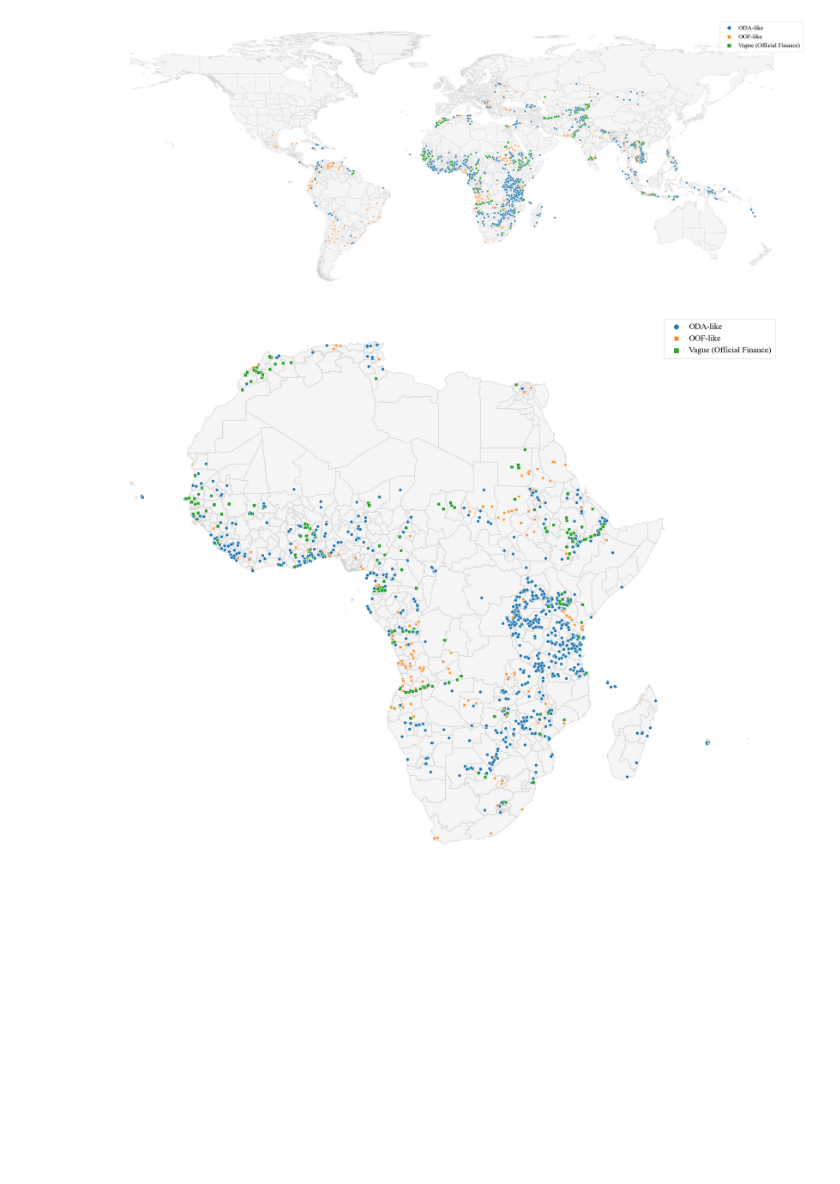
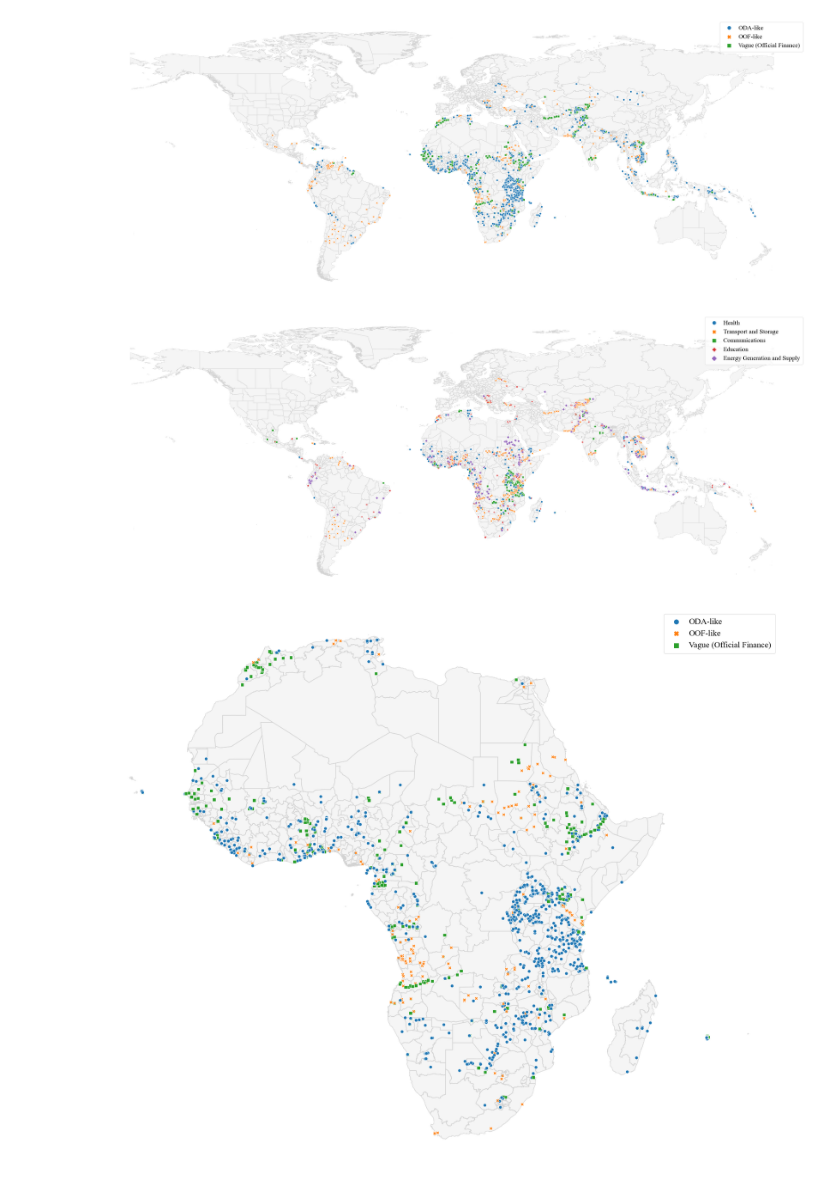
Before and after one commit to frankstevens1/china_devprojects_poverty, a Jupyter notebook: visuals.ipynb, the cells around one changed output. Cells and saved outputs as stored; diff of their text form; code cells hidden in the pictures; blank space fills up the shorter version.

Commit message:
update to figures

```diff
--- a/visuals.ipynb
+++ b/visuals.ipynb
@@ -373,11 +373,15 @@ gdl_shp_as = gdl_shp[gdl_shp['Continent']=='AS'].copy()
 # splitting project point data into subsets
 cnfin = pd.read_csv("cnfin.csv", index_col=0)
 cnfin = cnfin.dropna(subset=['Continent', 'iso_code', 'longitude', 'latitude', 'flow_class']).reset_index()
+# flow class
 cnfin.rename(columns={'flow_class': 'Flow:'}, inplace=True)
 cnfin_af = cnfin[cnfin['Continent'] == 'AF'].reset_index()
 cnfin_sa = cnfin[cnfin['Continent'].isin(['NCA', 'SA'])]
 cnfin_sa = cnfin_sa[~cnfin_sa['iso_code'].isin(['USA', 'CAN', 'GRL'])].reset_index()
 cnfin_as = cnfin[cnfin['Continent'] == 'AS'].reset_index()
+# transport projects
+cnfin2 = cnfin.dropna(subset=['Continent', 'iso_code', 'longitude', 'latitude', 'crs_sector_name']).reset_index()
+cnfin2 = cnfin2[cnfin2["crs_sector_name"].isin(["Transport and Storage", "Health", "Education", "Communications", "Energy Generation and Supply"])]
 # %%
 # World
 world, ax = plt.subplots(figsize=(45, 27), frameon=False)
@@ -392,6 +396,20 @@ plt.show()
 world.savefig('figures/figure6.png')
 # %% [output]
 [figure]
+# %%
+# World
+world, ax = plt.subplots(figsize=(45, 27), frameon=False)
+gdl_shp.plot(ax=ax, color = "whitesmoke", edgecolor = "lightgrey", linewidth = 1)
+sns.scatterplot(x="longitude", y="latitude", hue="crs_sector_name", style="crs_sector_name", data=cnfin2, s=45)
+world.patch.set_visible(False)
+ax.axis('off')
+handles, labels = ax.get_legend_handles_labels()
+ax.legend(handles=handles[1:], labels=labels[1:], fontsize='22', markerscale=2, borderpad=0.5, handletextpad=0.5, labelspacing=0.5)
+
+plt.show()
+world.savefig('figures/figure7.png')
+# %% [output]
+[figure, added]
 # %%
 # Africa
 af, ax1 = plt.subplots(figsize=(45, 27), frameon=False)
```
Also changed, not shown: parts of 3 cells of this notebook, 4 other files.
